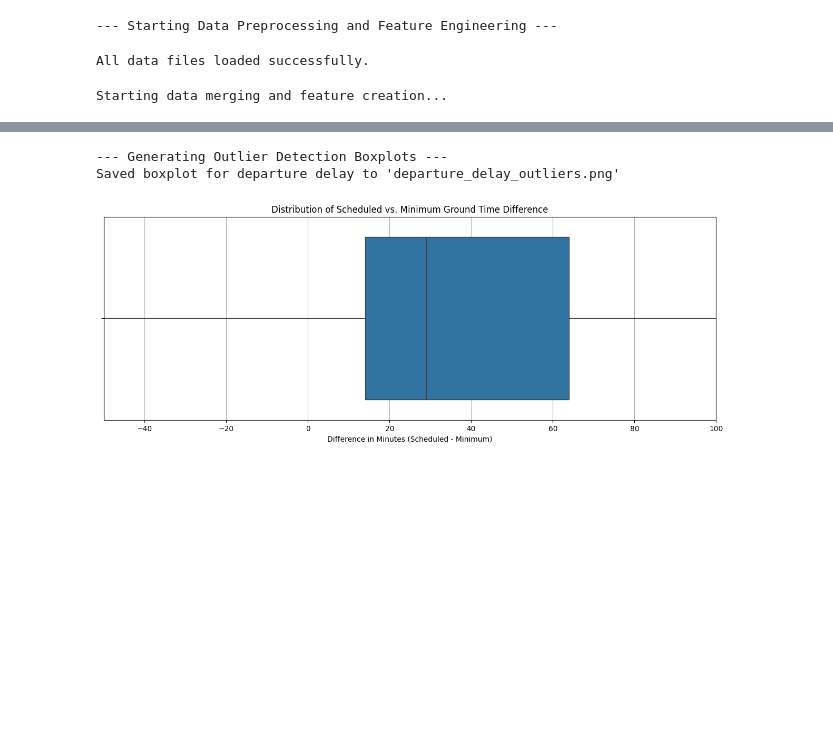
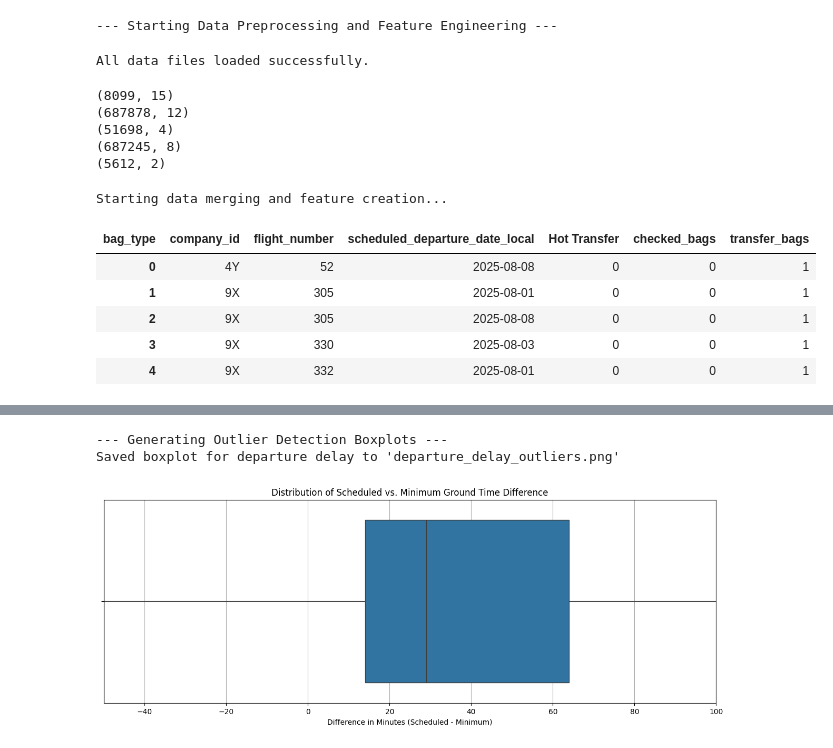
Before and after one commit to Knight-Fenris/uaidk, a Jupyter notebook: idk_pre.ipynb, the cells around one changed output, grey strips where cells are left out. Saved outputs shown, nothing was run; the diff lists cells and outputs as text; code cells hidden in the pictures; blank space fills up the shorter version.

```diff
--- a/idk_pre.ipynb
+++ b/idk_pre.ipynb
@@ -24,6 +24,18 @@ except FileNotFoundError as e:
     exit()
 # %% [output]
 All data files loaded successfully.
+# %%
+print(flight_df.shape)
+print(pnr_flight_df.shape)
+print(pnr_remark_df.shape)
+print(bag_df.shape)
+print(airports_df.shape)
+# %% [output]
+(8099, 15)
+(687878, 12)
+(51698, 4)
+(687245, 8)
+(5612, 2)
 # %%
 
 # --- 2. Preprocessing and Feature Engineering ---
@@ -43,33 +55,40 @@ flight_identifier = ['company_id', 'flight_number', 'scheduled_departure_date_lo
 
 # a) Engineer Flight-Level Features from 'Flight Level Data.csv'
 flight_df['departure_delay'] = (flight_df['actual_departure_datetime_local'] - flight_df['scheduled_departure_datetime_local']).dt.total_seconds() / 60
 flight_df['arrival_delay'] = (flight_df['actual_arrival_datetime_local'] - flight_df['scheduled_arrival_datetime_local']).dt.total_seconds() / 60
 flight_df['scheduled_flight_duration'] = (flight_df['scheduled_arrival_datetime_local'] - flight_df['scheduled_departure_datetime_local']).dt.total_seconds() / 60
 flight_df['ground_time_diff'] = flight_df['scheduled_ground_time_minutes'] - flight_df['minimum_turn_minutes']
 
 # b) Aggregate PNR (Passenger) Data to the flight level
 pnr_agg = pnr_flight_df.groupby(flight_identifier).agg(
     total_pax=('total_pax', 'sum'),
     children_count=('is_child', lambda x: (x == 'Y').sum()),
     stroller_users=('is_stroller_user', lambda x: (x == 'Y').sum()),
     lap_child_count=('lap_child_count', 'sum')
 ).reset_index()
 
 # c) Aggregate SSR (Special Service Requests) Data to the flight level
 # A unique identifier for SSRs needs to include record_locator as well before aggregation
 pnr_remark_df['pnr_creation_date'] = pd.to_datetime(pnr_remark_df['pnr_creation_date'])
 pnr_flight_df_dates = pnr_flight_df[['record_locator', 'pnr_creation_date'] + flight_identifier].drop_duplicates()
 ssr_merged = pd.merge(pnr_remark_df, pnr_flight_df_dates, on=['record_locator', 'pnr_creation_date', 'flight_number'])
 ssr_agg = ssr_merged.groupby(flight_identifier).size().reset_index(name='ssr_count')
 
 
 # d) Aggregate Bag Data to the flight level
 bag_counts = bag_df.groupby(flight_identifier + ['bag_type']).size().unstack(fill_value=0).reset_index()
 if 'Origin' not in bag_counts.columns: bag_counts['Origin'] = 0
 if 'Transfer' not in bag_counts.columns: bag_counts['Transfer'] = 0
 bag_counts.rename(columns={'Origin': 'checked_bags', 'Transfer': 'transfer_bags'}, inplace=True)
+bag_counts.head()
 # %% [output]
 Starting data merging and feature creation...
+| bag_type | company_id | flight_number | scheduled_departure_date_local | Hot Transfer | checked_bags | transfer_bags |
+| 0 | 4Y | 52 | 2025-08-08 | 0 | 0 | 1 |
+| 1 | 9X | 305 | 2025-08-01 | 0 | 0 | 1 |
+| 2 | 9X | 305 | 2025-08-08 | 0 | 0 | 1 |
+| 3 | 9X | 330 | 2025-08-03 | 0 | 0 | 1 |
+| 4 | 9X | 332 | 2025-08-01 | 0 | 0 | 1 |
 # %%
 
 # --- 3. Merge into a Master DataFrame ---
```
Also changed, not shown: parts of 4 cells of this notebook, 4 other files.
